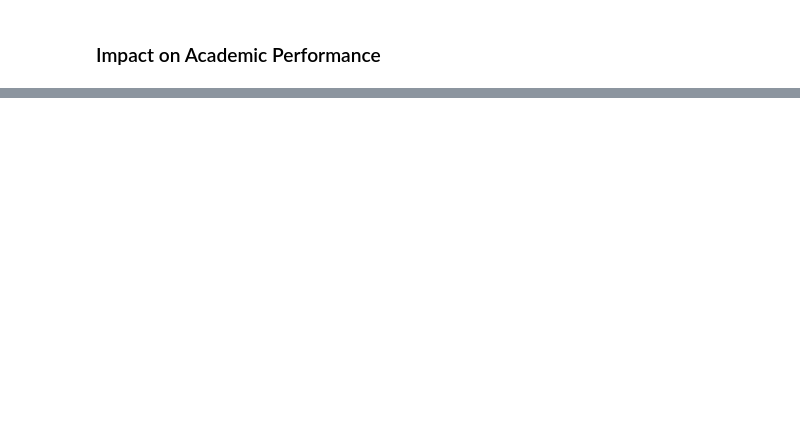
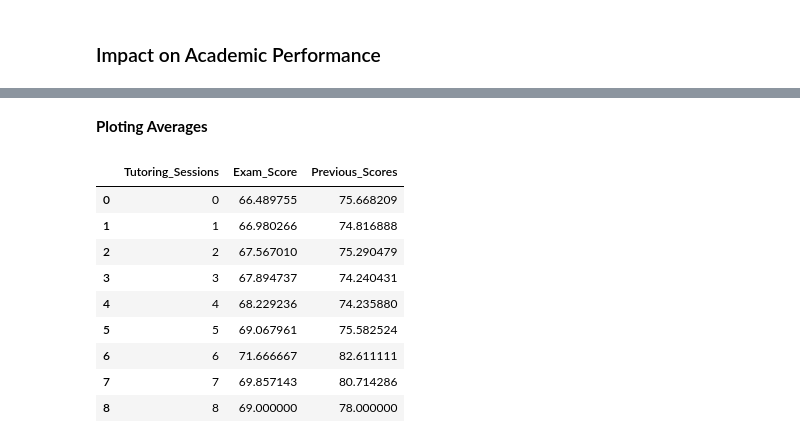
Before and after one commit to geff-ghost/studentPerformance, a Jupyter notebook: studentPerformance.ipynb, the cells around one changed output, grey strips where cells are left out. Cells and saved outputs as stored; diff of their text form; code cells hidden in the pictures; blank space fills up the shorter version.

```diff
--- a/studentPerformance.ipynb
+++ b/studentPerformance.ipynb
@@ -559,0 +463,18 @@ plt.show()
+# %% [markdown]
+**Ploting Averages**
+# %%
+# Group by tutoring_sessions and calculate mean scores
+tutoring_avg = df.groupby('Tutoring_Sessions')[['Exam_Score', 'Previous_Scores']].mean().reset_index()
+
+tutoring_avg
+# %% [output]
+|  | Tutoring_Sessions | Exam_Score | Previous_Scores |
+| 0 | 0 | 66.489755 | 75.668209 |
+| 1 | 1 | 66.980266 | 74.816888 |
+| 2 | 2 | 67.567010 | 75.290479 |
+| 3 | 3 | 67.894737 | 74.240431 |
+| 4 | 4 | 68.229236 | 74.235880 |
+| 5 | 5 | 69.067961 | 75.582524 |
+| 6 | 6 | 71.666667 | 82.611111 |
+| 7 | 7 | 69.857143 | 80.714286 |
+| 8 | 8 | 69.000000 | 78.000000 |
```
Also changed, not shown: parts of 30 cells of this notebook.
